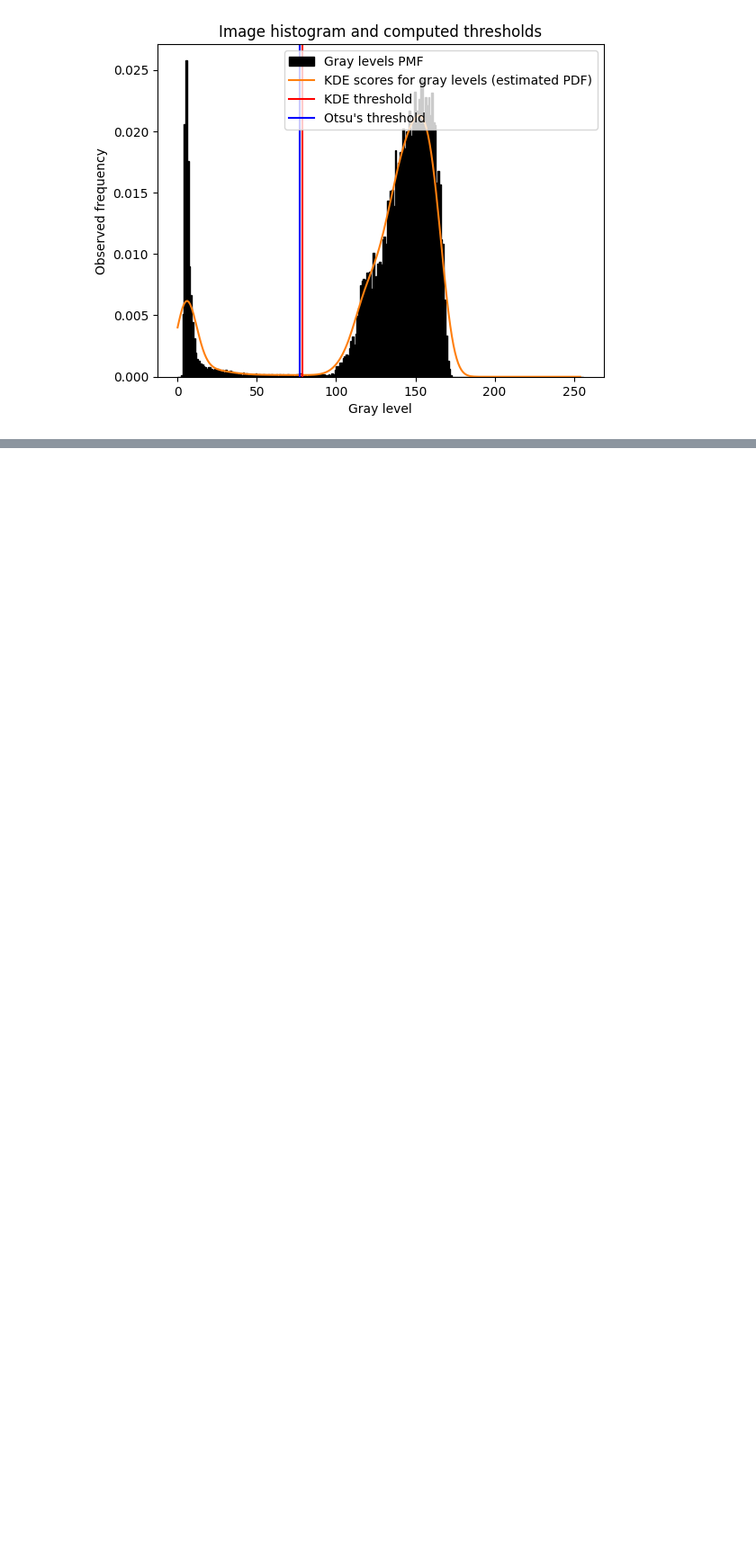
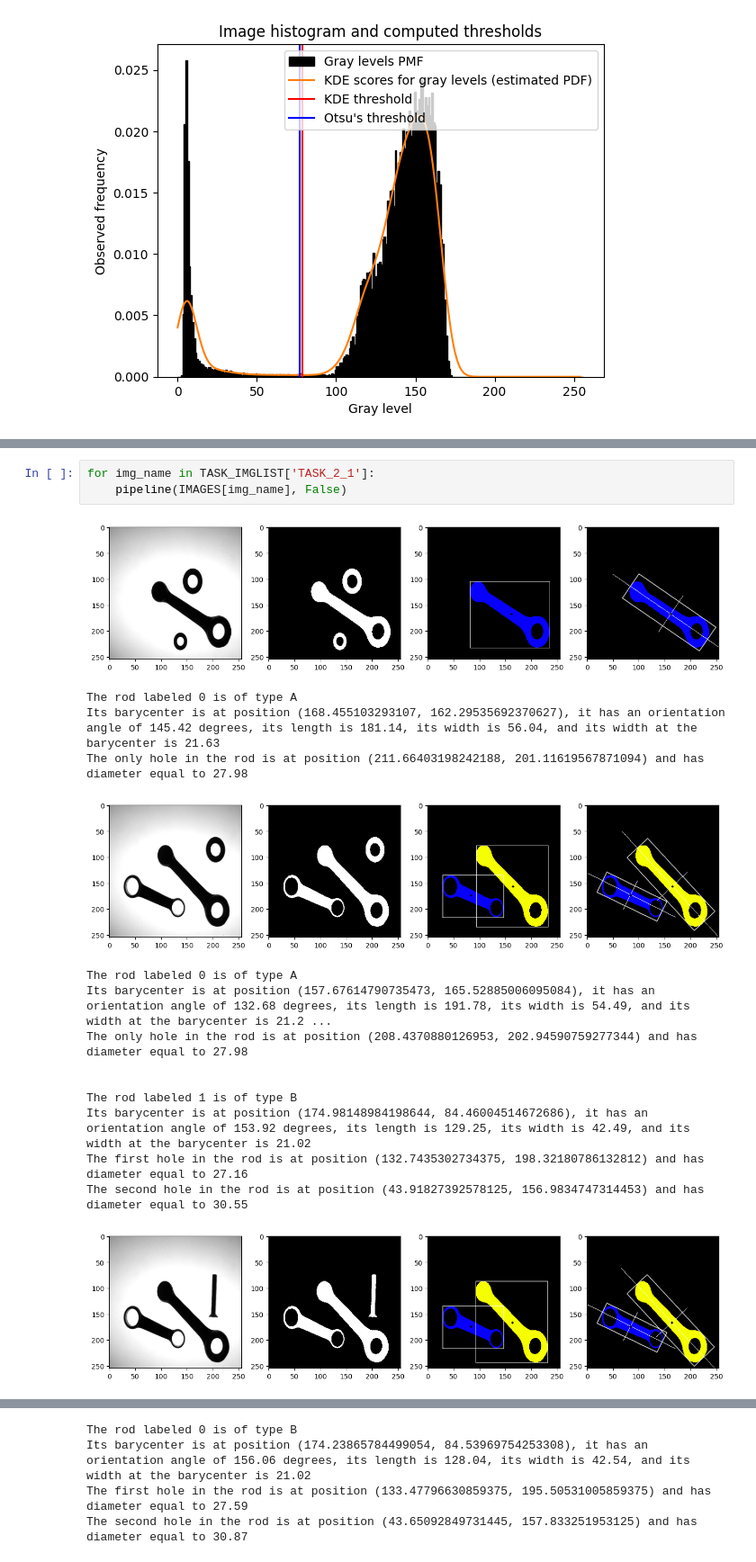
Before and after one commit to MrCr4ft/IPCV_Project, a Jupyter notebook: Visual Inspection of Motorcycle Connecting Rods.ipynb, the cells around one changed output, grey strips where cells are left out. Shown at 90% size. Cells and saved outputs as stored; diff of their text form; blank space fills up the shorter version.

```diff
--- a/Visual Inspection of Motorcycle Connecting Rods.ipynb
+++ b/Visual Inspection of Motorcycle Connecting Rods.ipynb
@@ -582,0 +108,19 @@ The second hole in the rod is at position (34.29117202758789, 106.00048828125) a
+# %%
+for img_name in TASK_IMGLIST['TASK_2_1']:
+    pipeline(IMAGES[img_name], False)
+# %% [output]
+[figure, added]
+The rod labeled 0 is of type A
+Its barycenter is at position (168.455103293107, 162.29535692370627), it has an orientation angle of 145.42 degrees, its length is 181.14, its width is 56.04, and its width at the barycenter is 21.63
+The only hole in the rod is at position (211.66403198242188, 201.11619567871094) and has diameter equal to 27.98
+[figure, added]
+The rod labeled 0 is of type A
+Its barycenter is at position (157.67614790735473, 165.52885006095084), it has an orientation angle of 132.68 degrees, its length is 191.78, its width is 54.49, and its width at the barycenter is 21.2 ...
+The only hole in the rod is at position (208.4370880126953, 202.94590759277344) and has diameter equal to 27.98
+
+
+The rod labeled 1 is of type B
+Its barycenter is at position (174.98148984198644, 84.46004514672686), it has an orientation angle of 153.92 degrees, its length is 129.25, its width is 42.49, and its width at the barycenter is 21.02
+The first hole in the rod is at position (132.7435302734375, 198.32180786132812) and has diameter equal to 27.16
+The second hole in the rod is at position (43.91827392578125, 156.9834747314453) and has diameter equal to 30.55
+[figure, added]
@@ -582,0 +137,4 @@ The second hole in the rod is at position (34.29117202758789, 106.00048828125) a
+The rod labeled 0 is of type B
+Its barycenter is at position (174.23865784499054, 84.53969754253308), it has an orientation angle of 156.06 degrees, its length is 128.04, its width is 42.54, and its width at the barycenter is 21.02
+The first hole in the rod is at position (133.47796630859375, 195.50531005859375) and has diameter equal to 27.59
+The second hole in the rod is at position (43.65092849731445, 157.833251953125) and has diameter equal to 30.87
```
Also changed, not shown: parts of 20 cells of this notebook, 3 other files.
